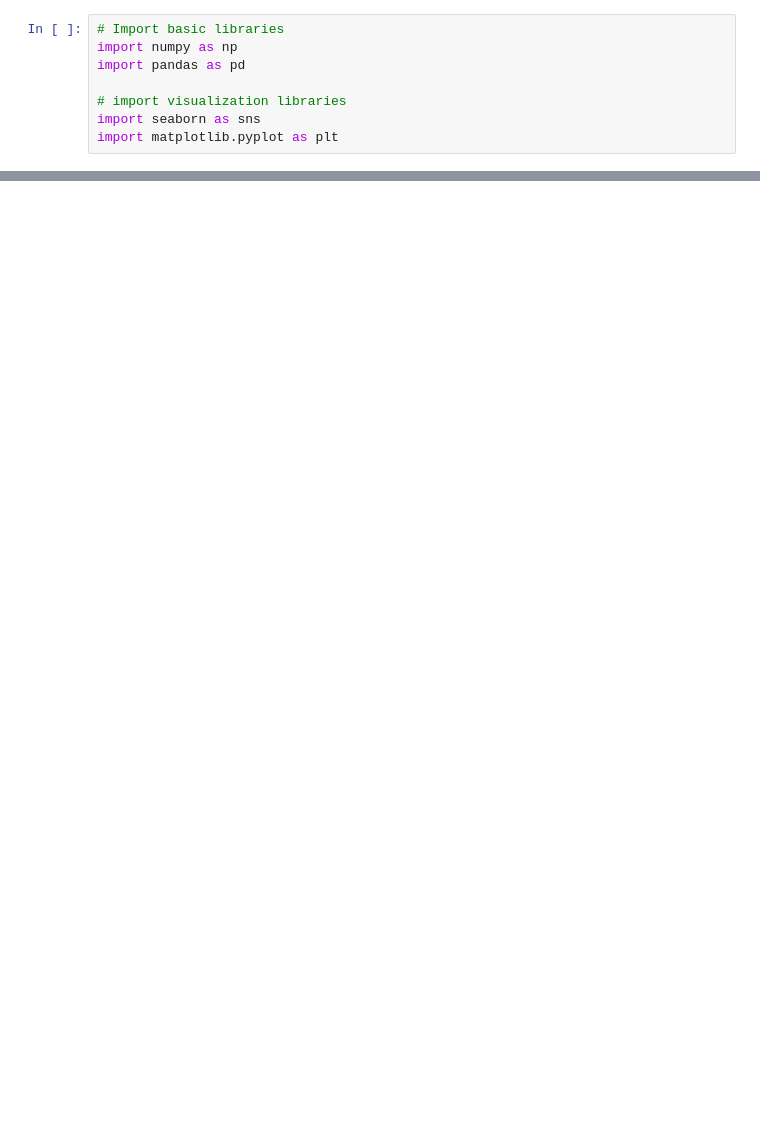
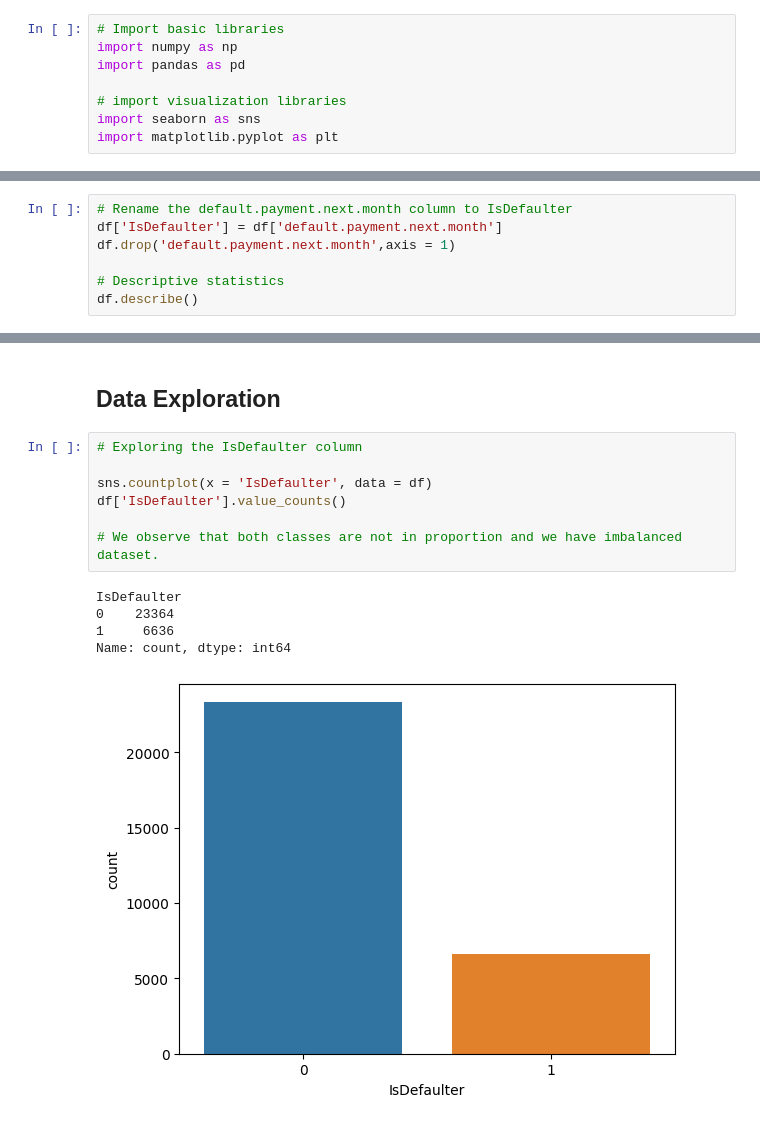
Before and after one commit to angadhsingh1/MachineLearning-DefaultCreditCards, a Jupyter notebook: final-project.ipynb, the cells around one changed output, grey strips where cells are left out. Drawn from its saved outputs; the diff is of its cells as text; blank space fills up the shorter version.

Commit message:
added steps for data exploration. to be refined

```diff
--- a/final-project.ipynb
+++ b/final-project.ipynb
@@ -21 +60,8 @@ df.sample(5)
 5 rows × 25 columns
+# %%
+# Rename the default.payment.next.month column to IsDefaulter
+df['IsDefaulter'] = df['default.payment.next.month']
+df.drop('default.payment.next.month',axis = 1)
+
+# Descriptive statistics
+df.describe()
@@ -21,0 +79,15 @@ df.sample(5)
+# %% [markdown]
+## Data Exploration
+# %%
+# Exploring the IsDefaulter column
+
+sns.countplot(x = 'IsDefaulter', data = df)
+df['IsDefaulter'].value_counts()
+
+# We observe that both classes are not in proportion and we have imbalanced dataset.
+# %% [output]
+IsDefaulter
+0    23364
+1     6636
+Name: count, dtype: int64
+[figure, added]
```
Also changed, not shown: parts of 22 cells of this notebook.
